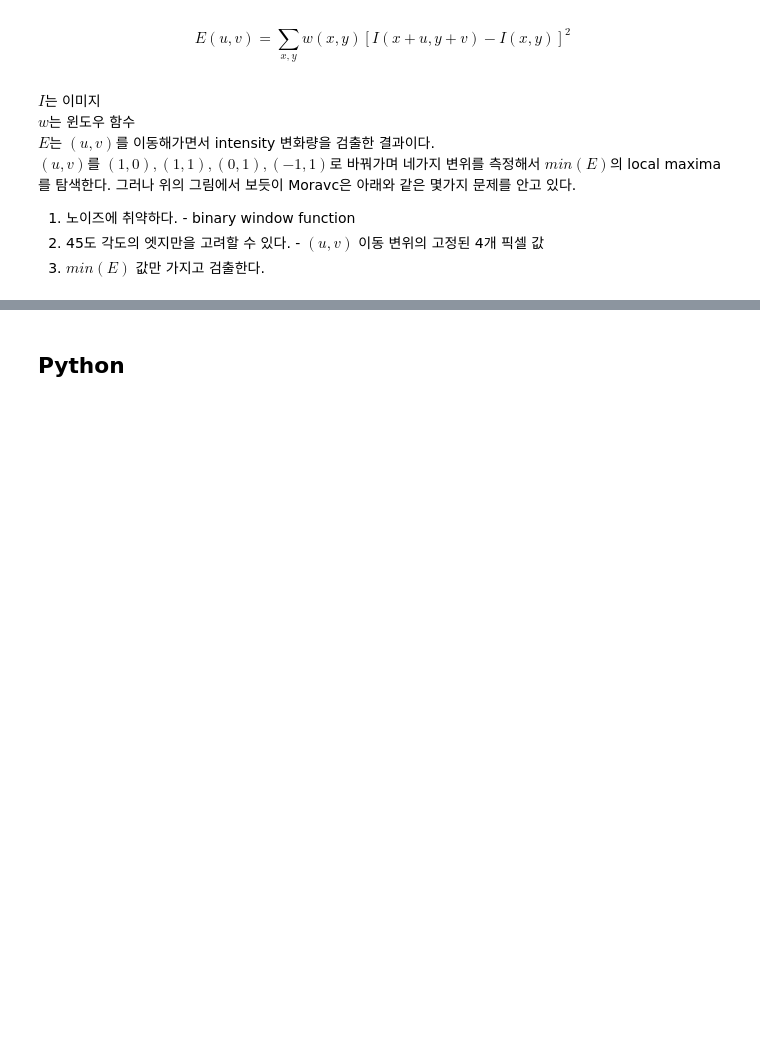
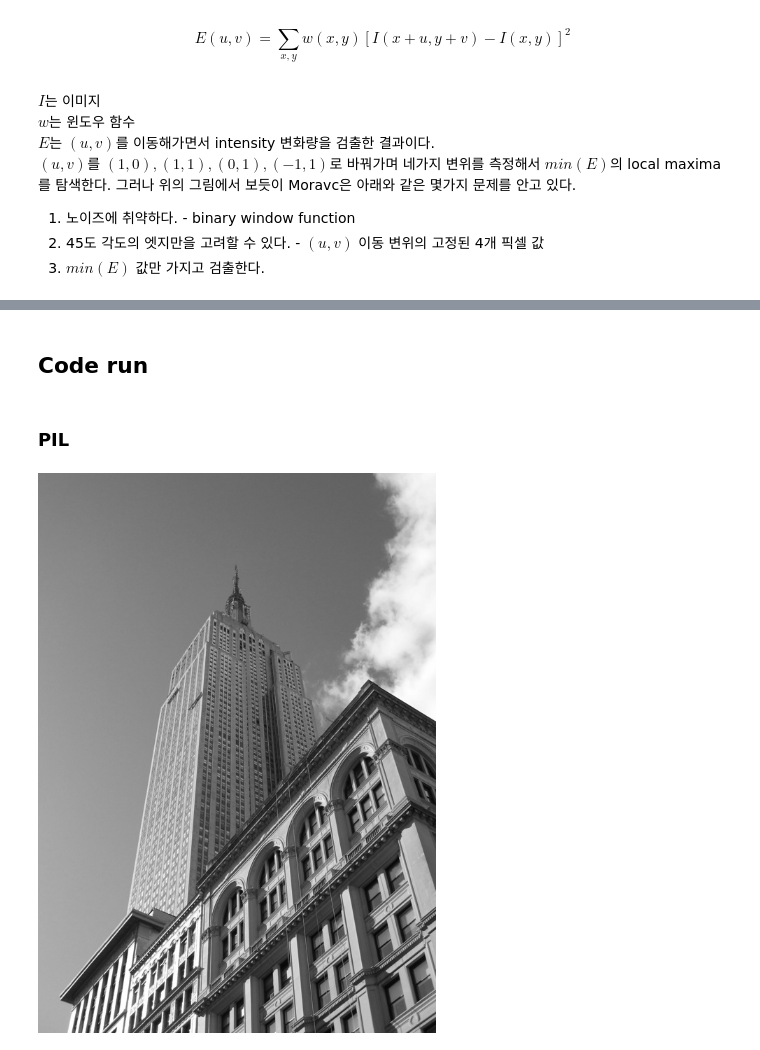
Before and after one commit to NinCastle/Image_analysis, a Jupyter notebook: Harris_corner_detector.ipynb, the cells around one changed output, grey strips where cells are left out. Drawn from its saved outputs; the diff is of its cells as text; code cells hidden in the pictures; blank space fills up the shorter version.

Commit message:
20180618 add run code and add image

```diff
--- a/Harris_corner_detector.ipynb
+++ b/Harris_corner_detector.ipynb
@@ -87,2 +97,10 @@ Edge에서 명암이 급격하게 변화한다는 것을 알 수 있다.
+# %% [markdown]
+## Code run
 # %% [markdown]
-## Python
+### PIL
+# %%
+from PIL import Image
+pil_im = Image.open('empire.jpg').convert('L')
+pil_im
+# %% [output]
+[figure, added]
```
Also changed, not shown: parts of 15 cells of this notebook, 1 other file.
